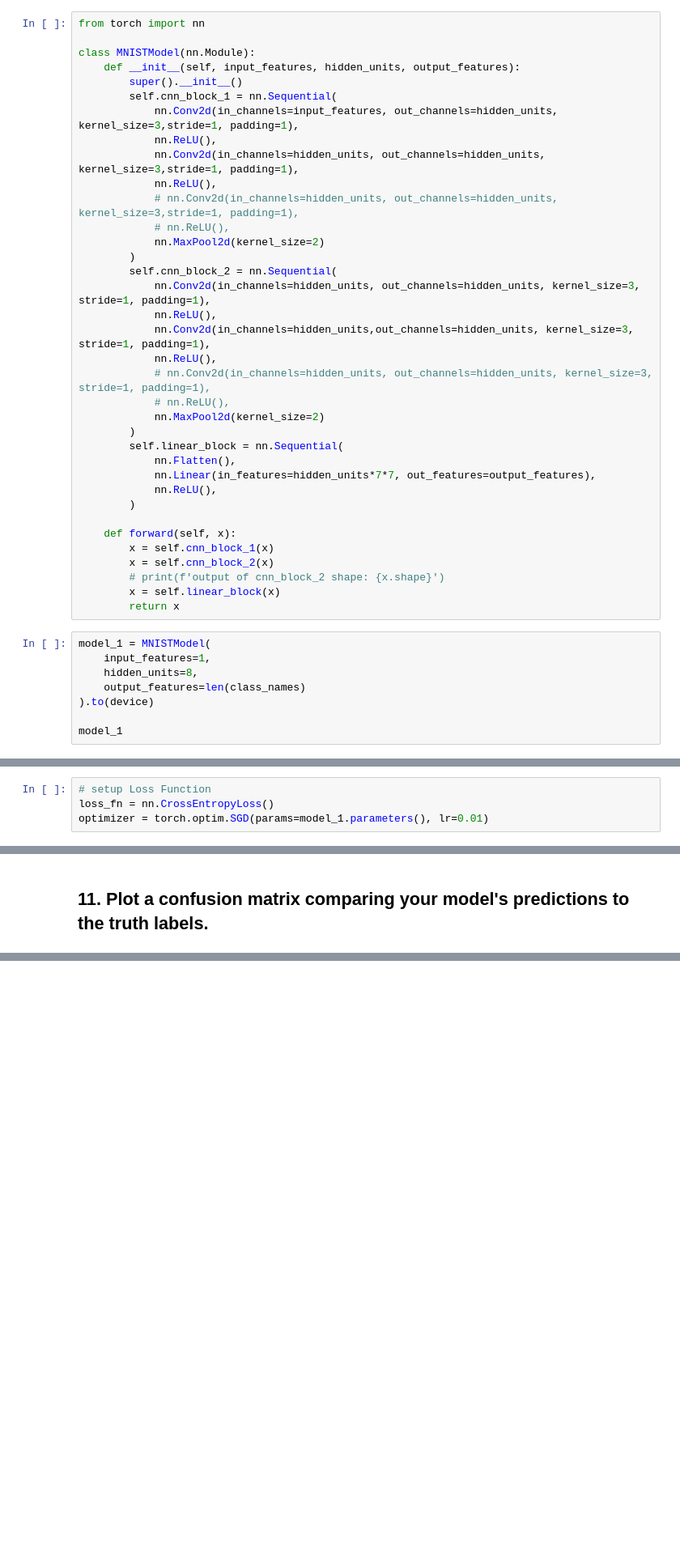
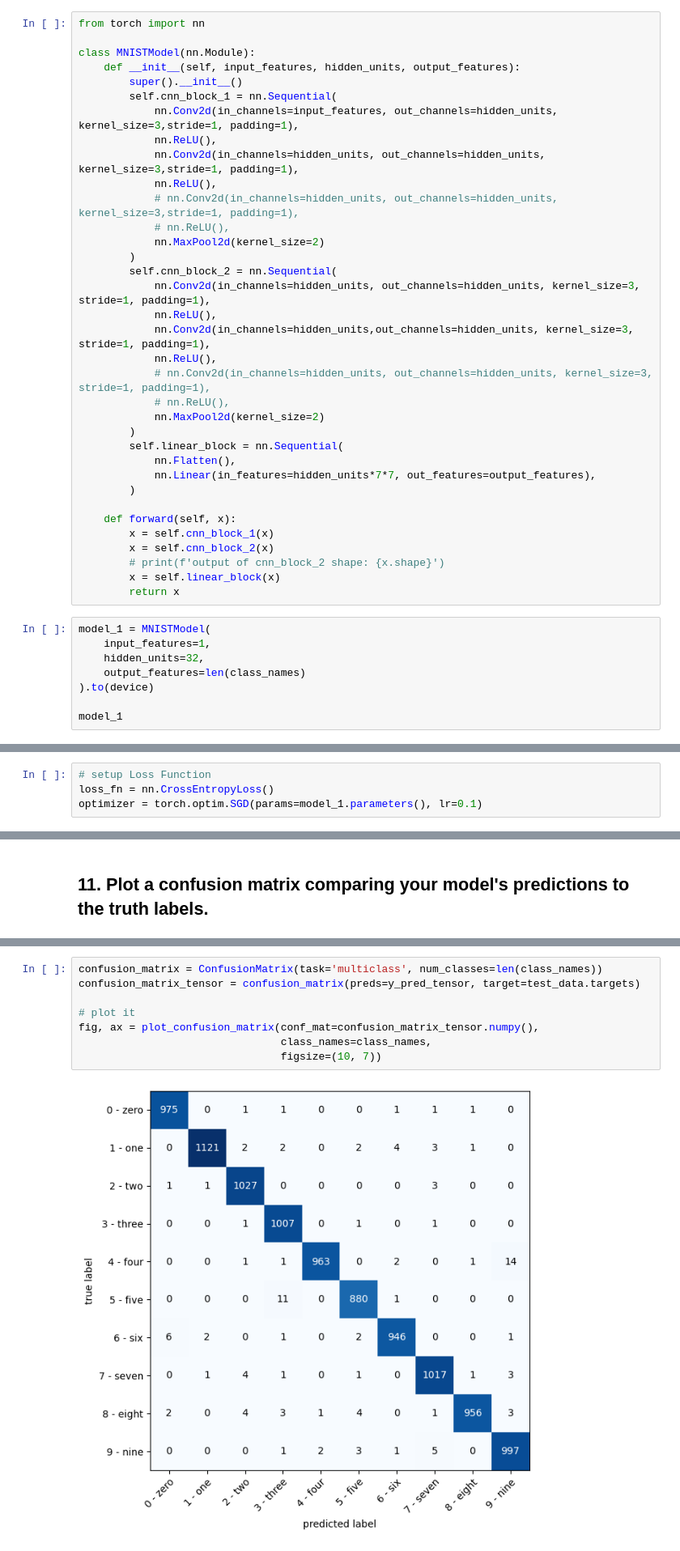
Before and after one commit to Cleign1/ZTM_Pytorch, a Jupyter notebook: 03_pytorch_computer_vision_exercises.ipynb, the cells around one changed output, grey strips where cells are left out. Shown at 81% size. Cells and saved outputs as stored; diff of their text form; blank space fills up the shorter version.

```diff
--- a/03_pytorch_computer_vision_exercises.ipynb
+++ b/03_pytorch_computer_vision_exercises.ipynb
@@ -207,7 +175,6 @@ class MNISTModel(nn.Module):
         self.linear_block = nn.Sequential(
             nn.Flatten(),
             nn.Linear(in_features=hidden_units*7*7, out_features=output_features),
-            nn.ReLU(),
         )
 
     def forward(self, x):
@@ -219,7 +186,7 @@ class MNISTModel(nn.Module):
 # %%
 model_1 = MNISTModel(
     input_features=1,
-    hidden_units=8,
+    hidden_units=32,
     output_features=len(class_names)
 ).to(device)
 
@@ -263,7 +233,7 @@ from timeit import default_timer as timer
 # %%
 # setup Loss Function
 loss_fn = nn.CrossEntropyLoss()
-optimizer = torch.optim.SGD(params=model_1.parameters(), lr=0.01)
+optimizer = torch.optim.SGD(params=model_1.parameters(), lr=0.1)
 # %%
 from train_test_functions import train_step, test_step
 from helper_functions import accuracy_fn
@@ -318,2 +380,12 @@ Train time on cuda: 87.615 seconds
+# %%
+confusion_matrix = ConfusionMatrix(task='multiclass', num_classes=len(class_names))
+confusion_matrix_tensor = confusion_matrix(preds=y_pred_tensor, target=test_data.targets)
+
+# plot it
+fig, ax = plot_confusion_matrix(conf_mat=confusion_matrix_tensor.numpy(),
+                                class_names=class_names,
+                                figsize=(10, 7))
+# %% [output]
+[figure, added]
 # %% [markdown]
 ## 12. Create a random tensor of shape `[1, 3, 64, 64]` and pass it through a `nn.Conv2d()` layer with various hyperparameter settings (these can be any settings you choose), what do you notice if the `kernel_size` parameter goes up and down?
```
Also changed, not shown: parts of 20 cells of this notebook.
